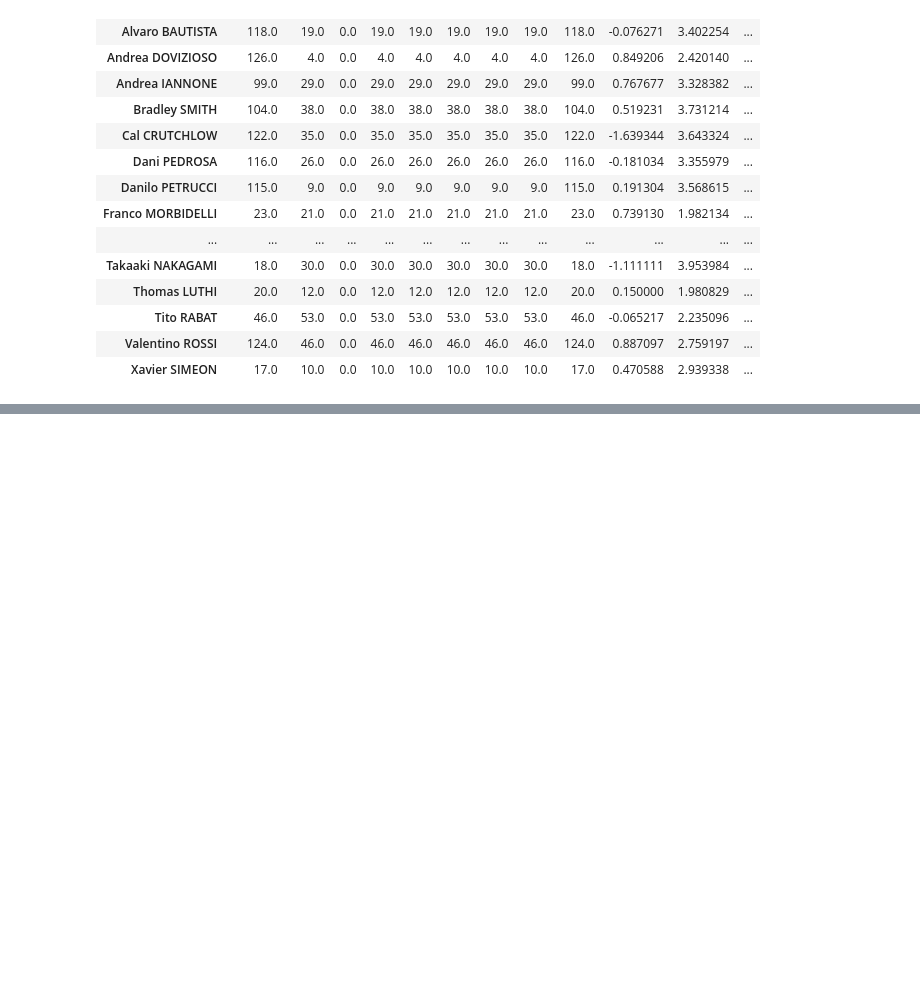
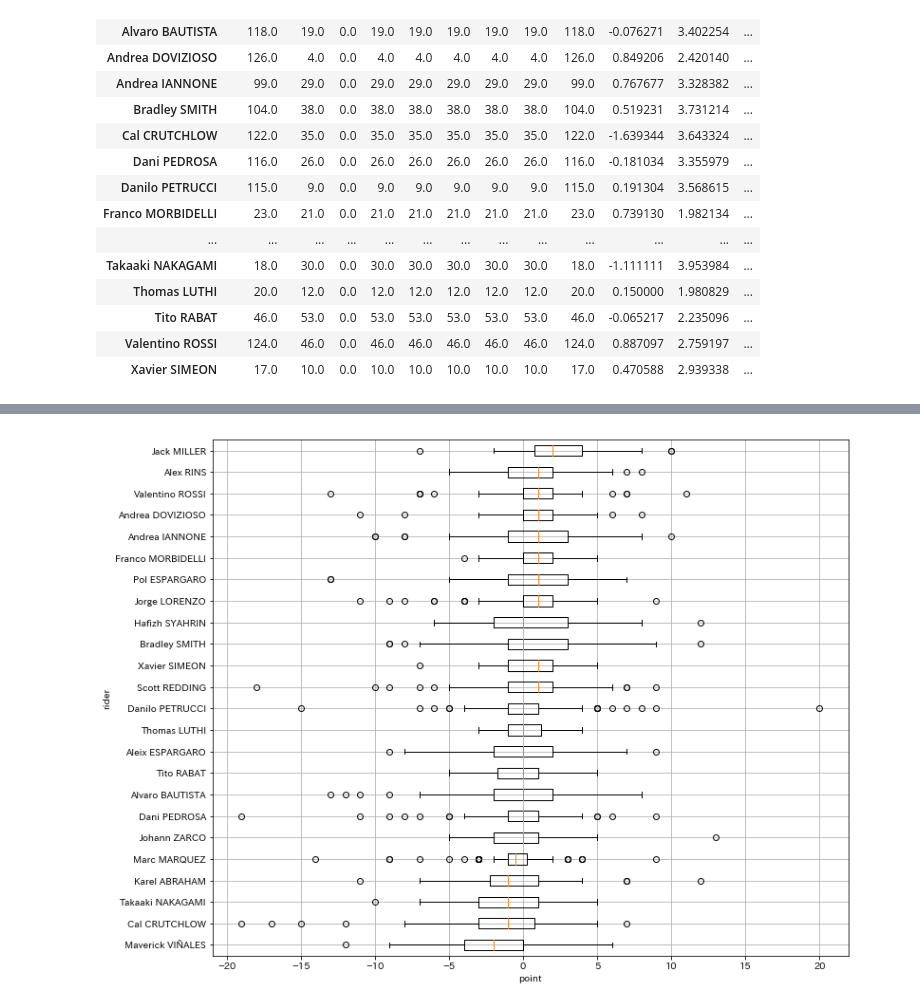
Before and after one commit to rimever/MotoGPAnalyze, a Jupyter notebook: start_dash.ipynb, the cells around one changed output, grey strips where cells are left out. Saved outputs shown, nothing was run; the diff lists cells and outputs as text; code cells hidden in the pictures; blank space fills up the shorter version.

```diff
--- a/start_dash.ipynb
+++ b/start_dash.ipynb
@@ -141,0 +156,17 @@ plt.show()
+# %%
+temp = merge.groupby('rider').agg('mean').sort_values('point')
+Y = []
+target_label = 'point'
+labels = []
+for rider in temp.index.values:
+    labels.append(rider)
+    Y.append(grouped.get_group(rider)[target_label])
+
+fig,ax = plt.subplots(figsize=(12,10))
+ax.boxplot(Y,labels=labels,vert=False)
+plt.xlabel(target_label)
+plt.ylabel('rider')
+plt.grid(True)
+plt.show()
+# %% [output]
+[figure, added]
```
Also changed, not shown: parts of 2 cells of this notebook.
